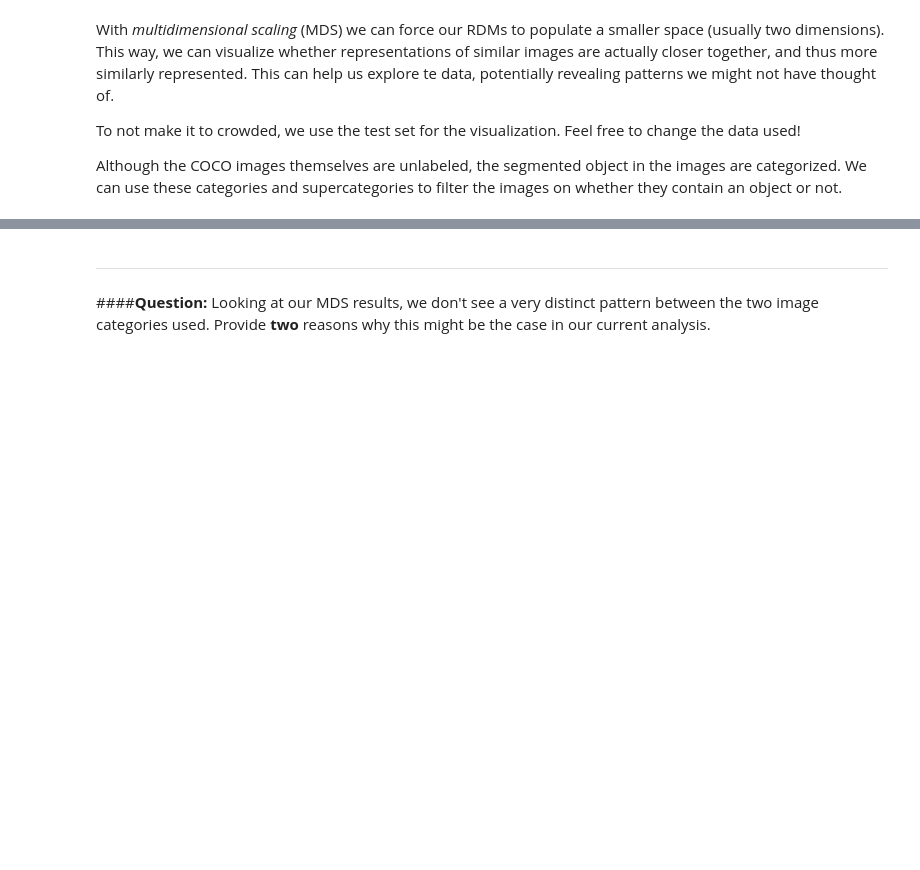
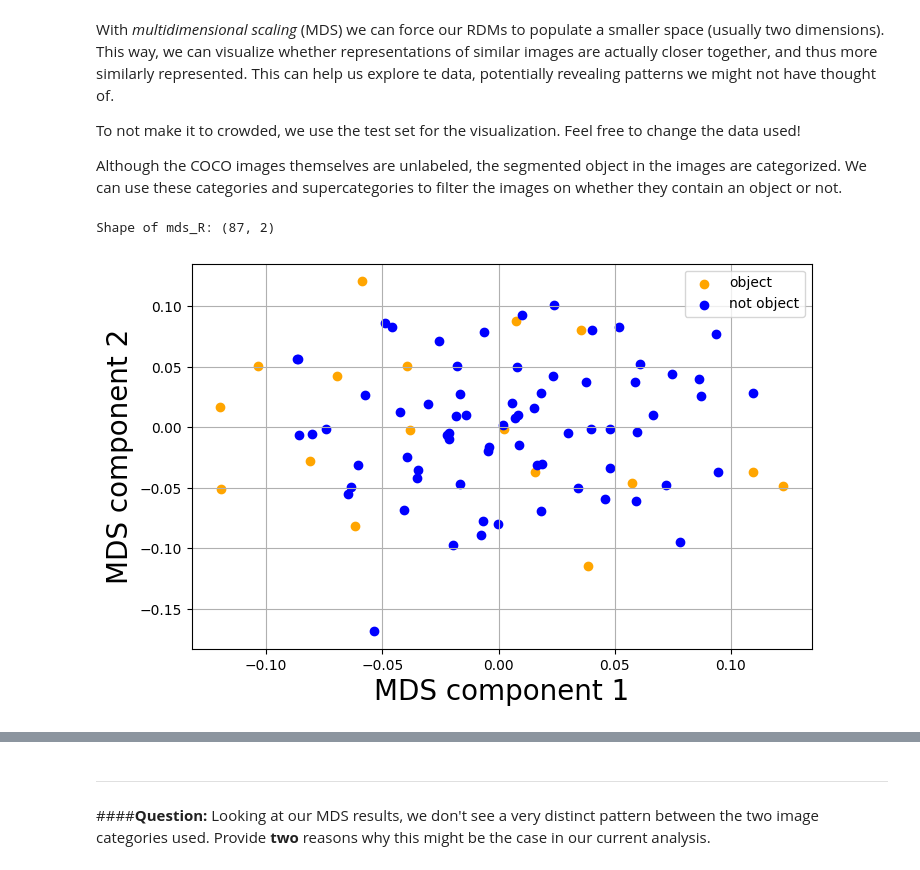
Before and after one commit to Cognition-And-Vision-Amsterdam-CAVA/UvA2024NeuroAI, a Jupyter notebook: Tutorial2RSA.ipynb, the cells around one changed output, grey strips where cells are left out. Cells and saved outputs as stored; diff of their text form; code cells hidden in the pictures; blank space fills up the shorter version.

Commit message:
Fixed is_object

```diff
--- a/Tutorial2RSA.ipynb
+++ b/Tutorial2RSA.ipynb
@@ -1176,21 +1279,26 @@ object_ids = df.index[df['coco_supercategs'].apply(lambda x: super_category in x
 # %%
 # @title Plot MDS
 mds = MDS(dissimilarity='precomputed', n_components=2, normalized_stress='auto')
 mds_R = mds.fit_transform(rdm_dnn_test[:,:,0])
 print("Shape of mds_R:", mds_R.shape)
-is_object = np.array([i in object_ids for i in range(len(mds_R))])
+
+idxs = np.argsort(np.array(shared_ids)[idxs_test])
+is_object = np.array([i in object_ids for i in range(len(mds_R))])[np.argsort(idxs)]
 
 plt.figure(figsize=(8, 5))
 plt.grid()
 plt.scatter(mds_R[is_object, 0], mds_R[is_object, 1], c='orange', label='object')
 plt.scatter(mds_R[~is_object, 0], mds_R[~is_object, 1], c='blue', label='not object')
 plt.legend()
 plt.xlabel('MDS component 1', fontsize=20)
 plt.ylabel('MDS component 2', fontsize=20)
 xlim = plt.gca().get_xlim()
 ylim = plt.gca().get_ylim()
 
 plt.show()
+# %% [output]
+Shape of mds_R: (87, 2)
+[figure, added]
 # %%
 # @title Plot MDS with images
 from PIL import ImageOps
```
Also changed, not shown: parts of 27 cells of this notebook.
